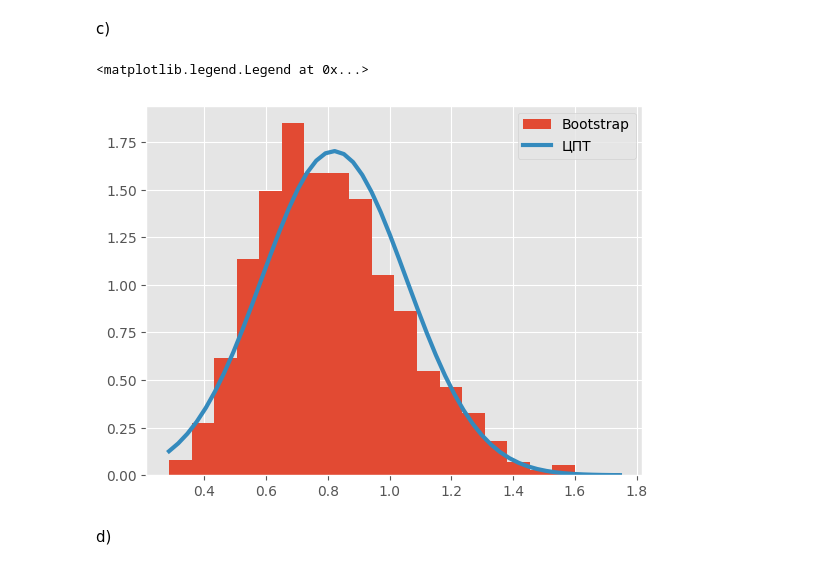
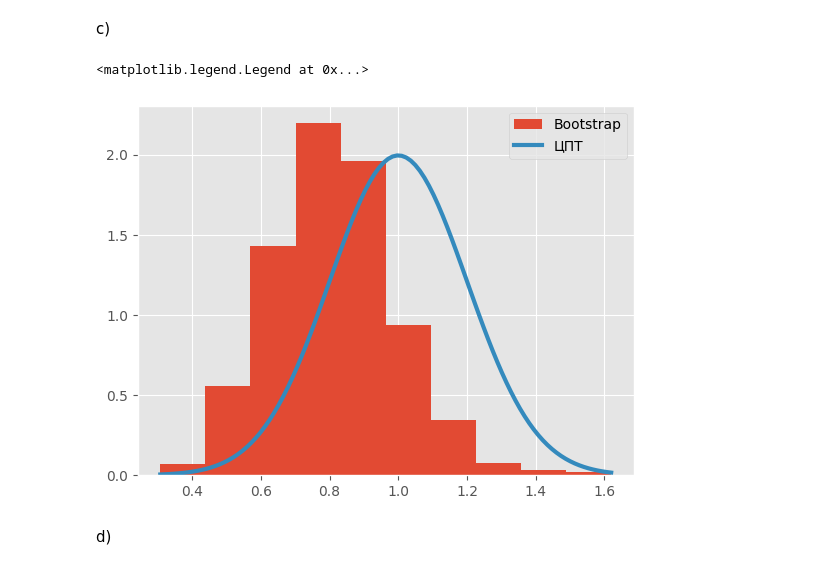
Before and after one commit to Vovarsen/Math-statistics, a Jupyter notebook: T2.ipynb, the cells around one changed output. Saved outputs shown, nothing was run; the diff lists cells and outputs as text; code cells hidden in the pictures.

```diff
--- a/T2.ipynb
+++ b/T2.ipynb
@@ -133,25 +141,24 @@ c)
 # %%
 # bootstrap
 N_boot = 1000
 boot_mean = []
 for i in range(N_boot):
     sub = np.random.choice(sort_arr, size = 25, replace = True)
     boot_mean.append(np.mean(sub))
 
 #ЦПТ
-mu = np.mean(sort_arr)
-sigm = np.std(sort_arr, ddof = 1)
+mu = 1
+d = 1/25 #(почему такие параметры объяснил в cpt.pdf)
 
-n_dist = scipy.stats.norm(mu, sigm/np.sqrt(25))
-
-plt.hist(boot_mean, bins = 20, density=True, label = 'Bootstrap')
-x = np.linspace(min(boot_mean), max(boot_mean), 50)
+n_dist = scipy.stats.norm(mu,np.sqrt(d))
+plt.hist(boot_mean, bins = int(np.log2(N_boot) + 1), density=True, label = 'Bootstrap')
+x = np.linspace(min(boot_mean), max(boot_mean), 100)
 y = n_dist.pdf(x)
 plt.plot(x, y, lw = 3, label = 'ЦПТ')
 plt.legend()
 # %% [output]
 <matplotlib.legend.Legend at 0x...>
-[figure, old version]
+[figure, new version]
 # %% [markdown]
 d)
 # %%
```
Also changed, not shown: parts of 8 cells of this notebook.
